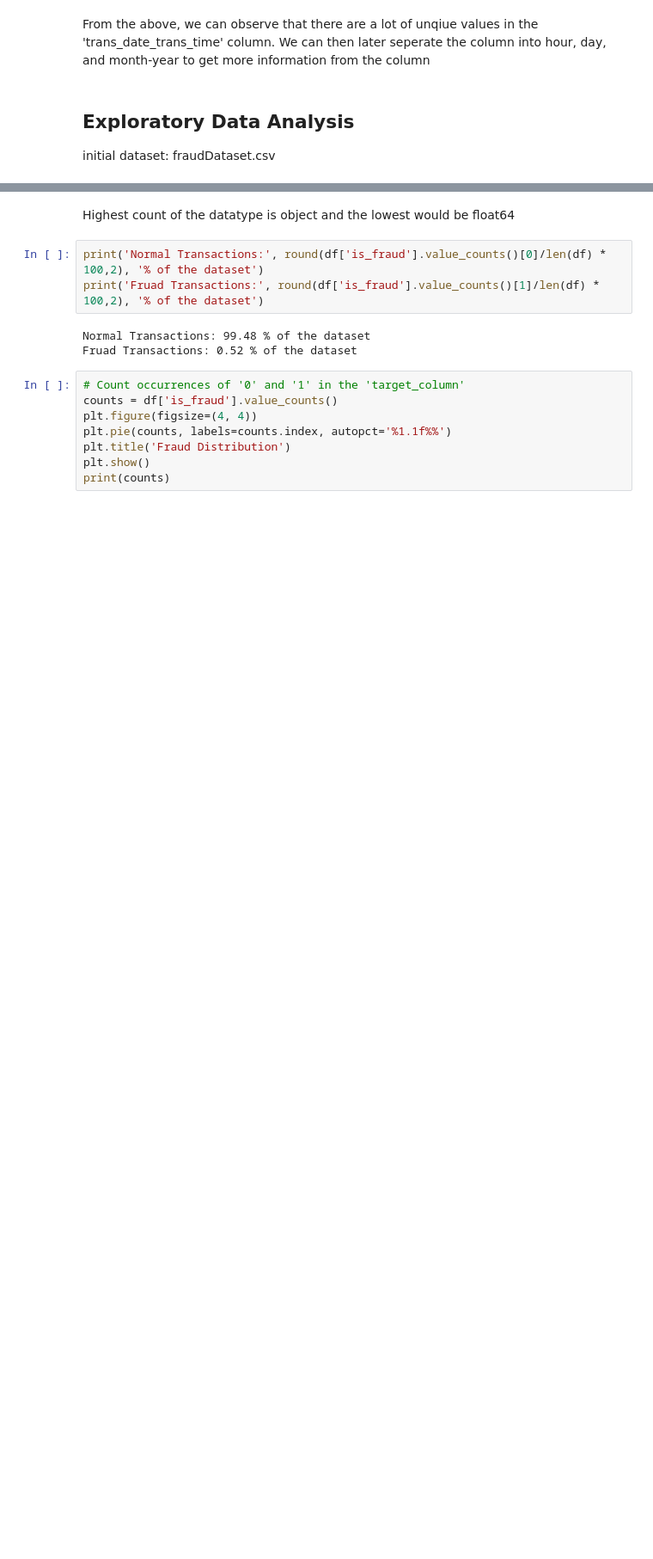
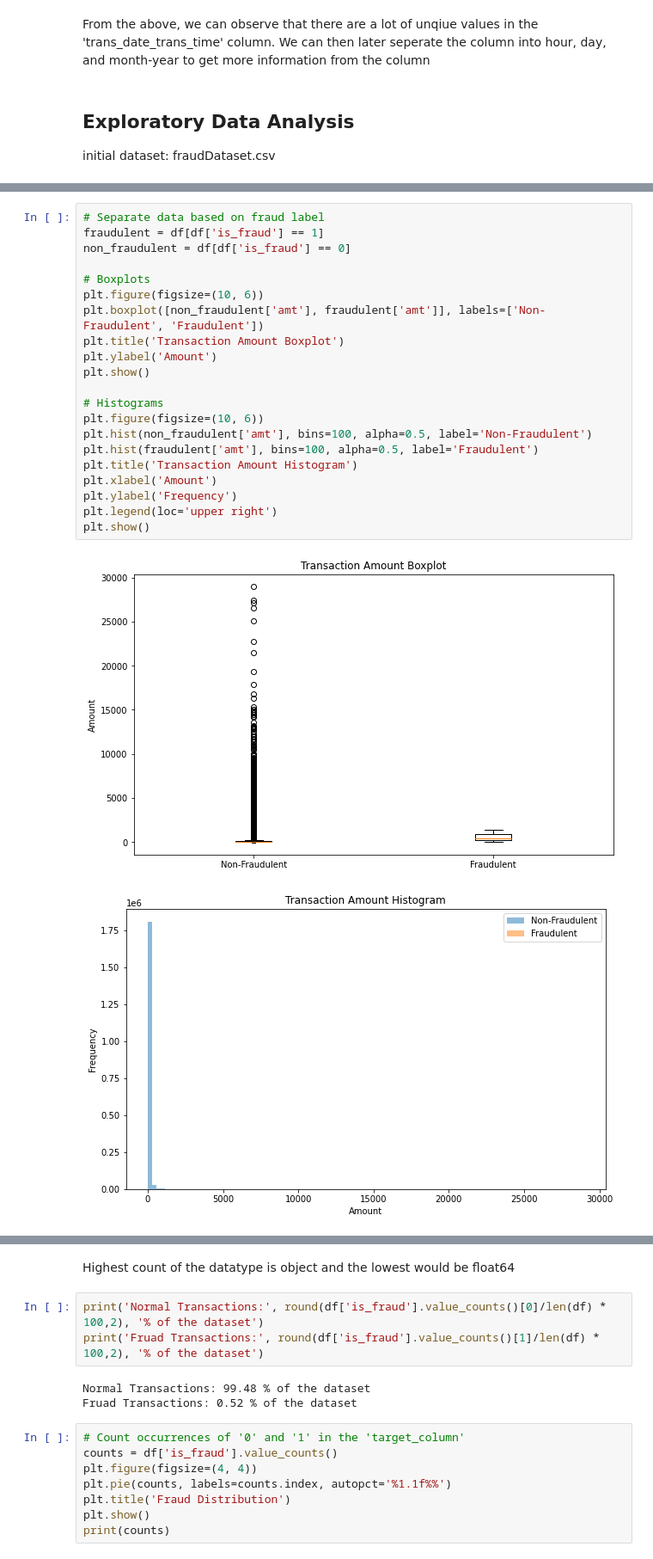
Before and after one commit to saxyrinchen/bt4012_project, a Jupyter notebook: data_preprocessing.ipynb, the cells around one changed output, grey strips where cells are left out. Shown at 86% size. Drawn from its saved outputs; the diff is of its cells as text; blank space fills up the shorter version.

```diff
--- a/data_preprocessing.ipynb
+++ b/data_preprocessing.ipynb
@@ -252,3 +268,27 @@ initial dataset: fraudDataset.csv
+# %%
+# Separate data based on fraud label
+fraudulent = df[df['is_fraud'] == 1]
+non_fraudulent = df[df['is_fraud'] == 0]
+
+# Boxplots
+plt.figure(figsize=(10, 6))
+plt.boxplot([non_fraudulent['amt'], fraudulent['amt']], labels=['Non-Fraudulent', 'Fraudulent'])
+plt.title('Transaction Amount Boxplot')
+plt.ylabel('Amount')
+plt.show()
+
+# Histograms
+plt.figure(figsize=(10, 6))
+plt.hist(non_fraudulent['amt'], bins=100, alpha=0.5, label='Non-Fraudulent')
+plt.hist(fraudulent['amt'], bins=100, alpha=0.5, label='Fraudulent')
+plt.title('Transaction Amount Histogram')
+plt.xlabel('Amount')
+plt.ylabel('Frequency')
+plt.legend(loc='upper right')
+plt.show()
+# %% [output]
+[figure, added]
+[figure, added]
 # %%
 # Get data type counts
 data_type_counts = df.dtypes.value_counts()
```
Also changed, not shown: parts of 31 cells of this notebook.
